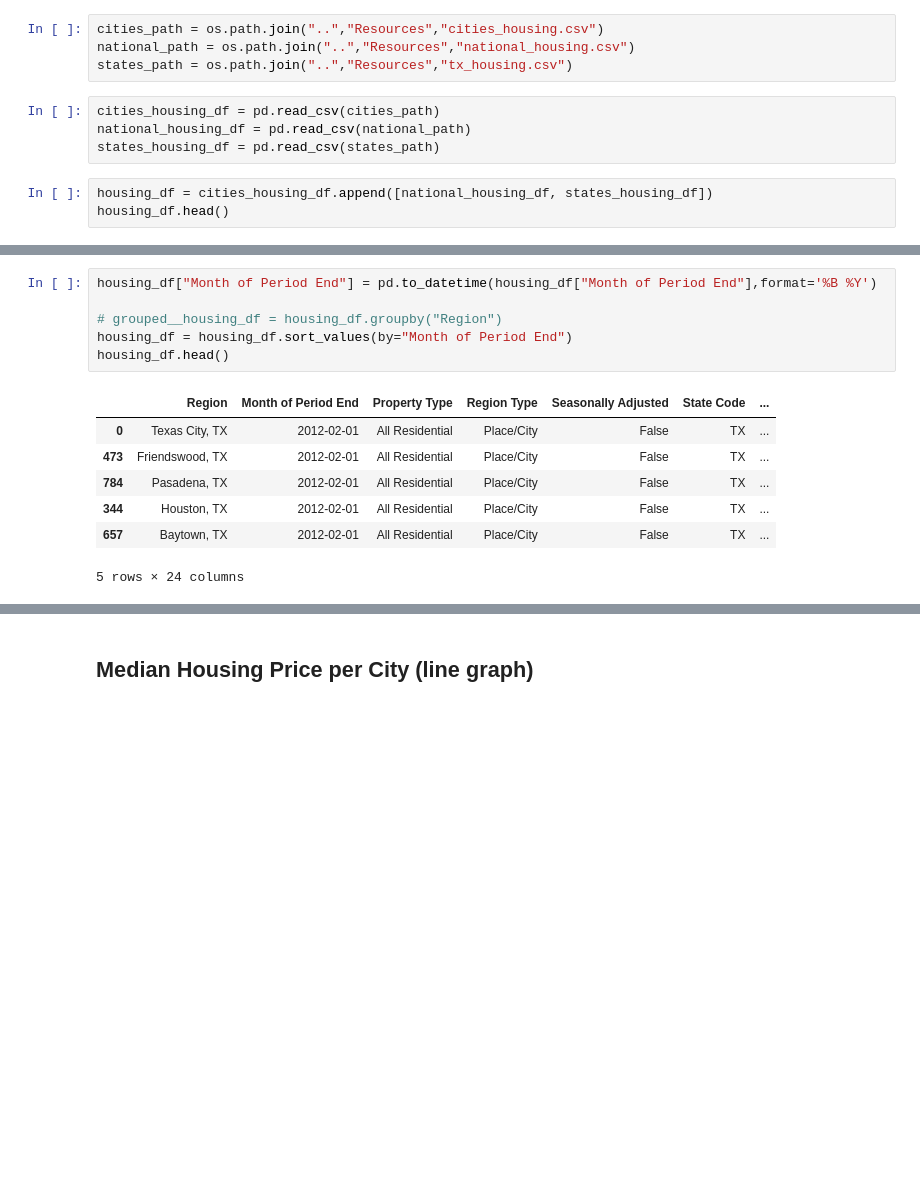
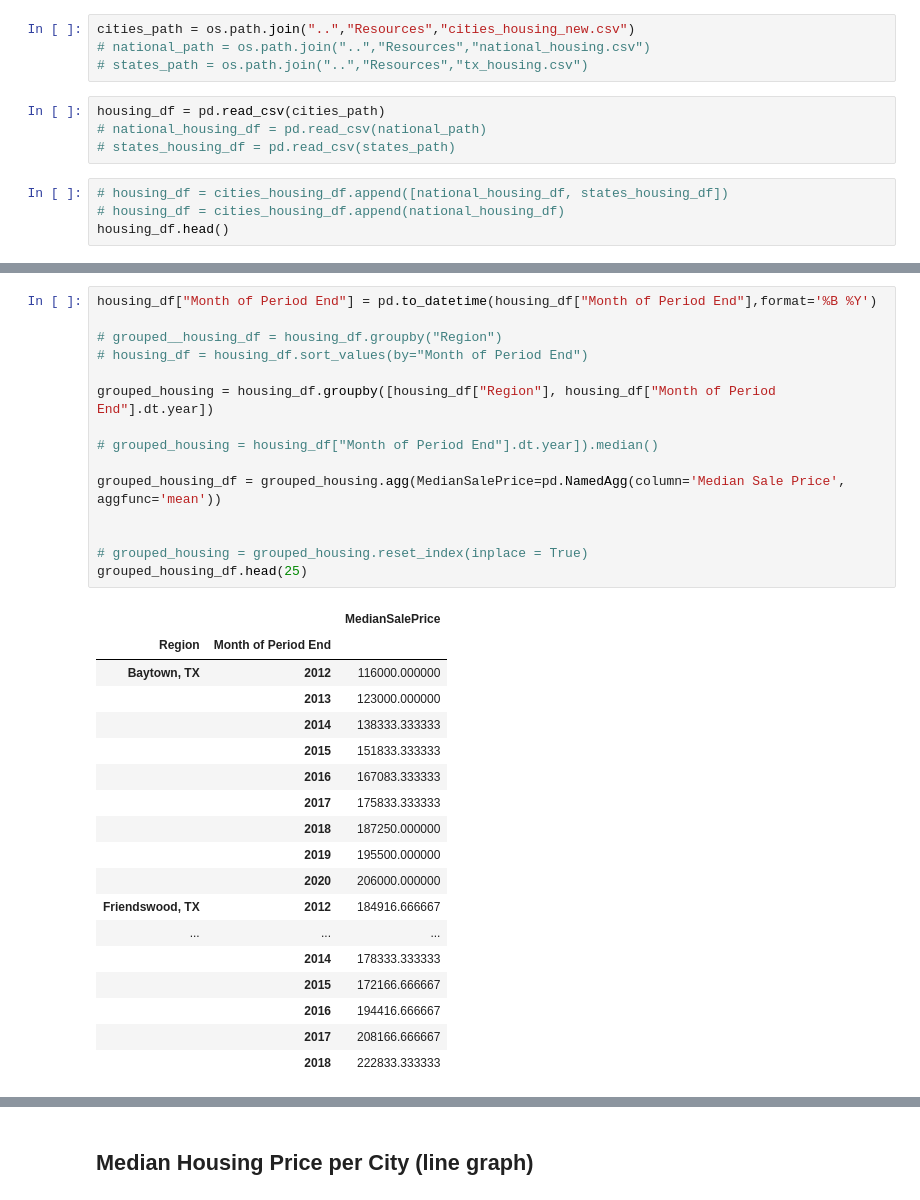
Before and after one commit to andresocorro/project_1, a Jupyter notebook: src_files/HousintMarket.ipynb, the cells around one changed output, grey strips where cells are left out. Saved outputs shown, nothing was run; the diff lists cells and outputs as text; blank space fills up the shorter version.

```diff
--- a/src_files/HousintMarket.ipynb
+++ b/src_files/HousintMarket.ipynb
@@ -9,13 +7,14 @@ from datetime import datetime
 # %%
-cities_path = os.path.join("..","Resources","cities_housing.csv")
-national_path = os.path.join("..","Resources","national_housing.csv")
-states_path = os.path.join("..","Resources","tx_housing.csv")
+cities_path = os.path.join("..","Resources","cities_housing_new.csv")
+# national_path = os.path.join("..","Resources","national_housing.csv")
+# states_path = os.path.join("..","Resources","tx_housing.csv")
 # %%
-cities_housing_df = pd.read_csv(cities_path)
-national_housing_df = pd.read_csv(national_path)
-states_housing_df = pd.read_csv(states_path)
+housing_df = pd.read_csv(cities_path)
+# national_housing_df = pd.read_csv(national_path)
+# states_housing_df = pd.read_csv(states_path)
 # %%
-housing_df = cities_housing_df.append([national_housing_df, states_housing_df])
+# housing_df = cities_housing_df.append([national_housing_df, states_housing_df])
+# housing_df = cities_housing_df.append(national_housing_df)
 housing_df.head()
 # %% [output]
 |  | Region | Month of Period End | Property Type | Region Type | Seasonally Adjusted | State Code | ... |
@@ -64,14 +63,34 @@ housing_df.describe()
 # %%
 housing_df["Month of Period End"] = pd.to_datetime(housing_df["Month of Period End"],format='%B %Y')
 
 # grouped__housing_df = housing_df.groupby("Region")
-housing_df = housing_df.sort_values(by="Month of Period End")
-housing_df.head()
+# housing_df = housing_df.sort_values(by="Month of Period End")
+
+grouped_housing = housing_df.groupby([housing_df["Region"], housing_df["Month of Period End"].dt.year])
+
+# grouped_housing = housing_df["Month of Period End"].dt.year]).median()
+
+grouped_housing_df = grouped_housing.agg(MedianSalePrice=pd.NamedAgg(column='Median Sale Price', aggfunc='mean'))
+
+
+# grouped_housing = grouped_housing.reset_index(inplace = True)
+grouped_housing_df.head(25)
 # %% [output]
-|  | Region | Month of Period End | Property Type | Region Type | Seasonally Adjusted | State Code | ... |
-| 0 | Texas City, TX | 2012-02-01 | All Residential | Place/City | False | TX | ... |
-| 473 | Friendswood, TX | 2012-02-01 | All Residential | Place/City | False | TX | ... |
-| 784 | Pasadena, TX | 2012-02-01 | All Residential | Place/City | False | TX | ... |
-| 344 | Houston, TX | 2012-02-01 | All Residential | Place/City | False | TX | ... |
-| 657 | Baytown, TX | 2012-02-01 | All Residential | Place/City | False | TX | ... |
+|  |  | MedianSalePrice |
+| Region | Month of Period End |  |
+| Baytown, TX | 2012 | 116000.000000 |
+|  | 2013 | 123000.000000 |
+|  | 2014 | 138333.333333 |
+|  | 2015 | 151833.333333 |
+|  | 2016 | 167083.333333 |
+|  | 2017 | 175833.333333 |
+|  | 2018 | 187250.000000 |
+|  | 2019 | 195500.000000 |
+|  | 2020 | 206000.000000 |
+| Friendswood, TX | 2012 | 184916.666667 |
+| ... | ... | ... |
+|  | 2014 | 178333.333333 |
+|  | 2015 | 172166.666667 |
+|  | 2016 | 194416.666667 |
+|  | 2017 | 208166.666667 |
+|  | 2018 | 222833.333333 |
-5 rows × 24 columns
```
Also changed, not shown: parts of 10 cells of this notebook, 2 other files.
